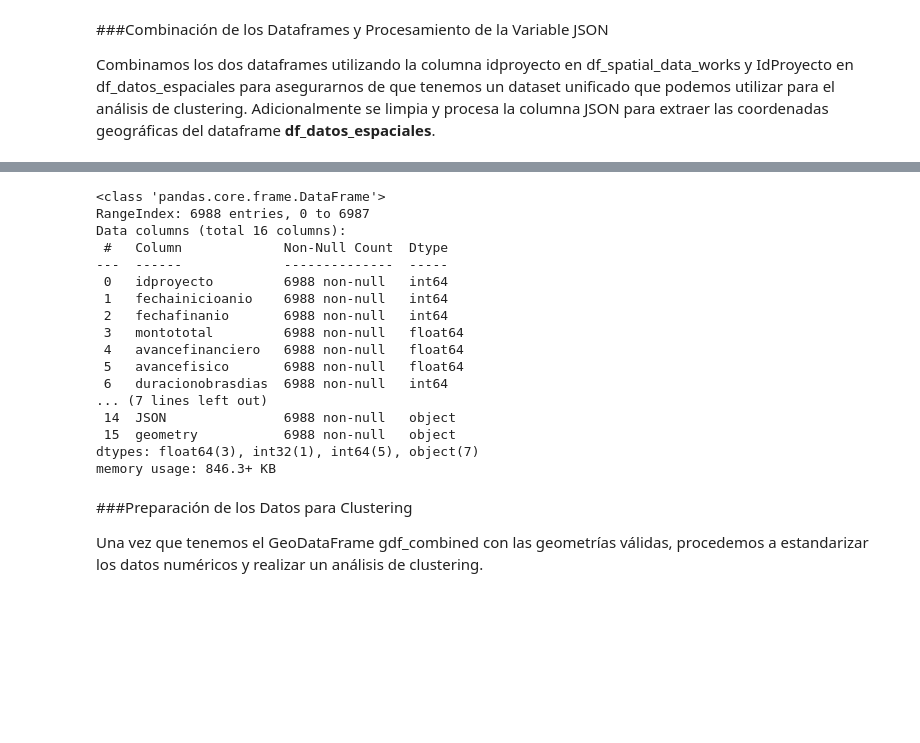
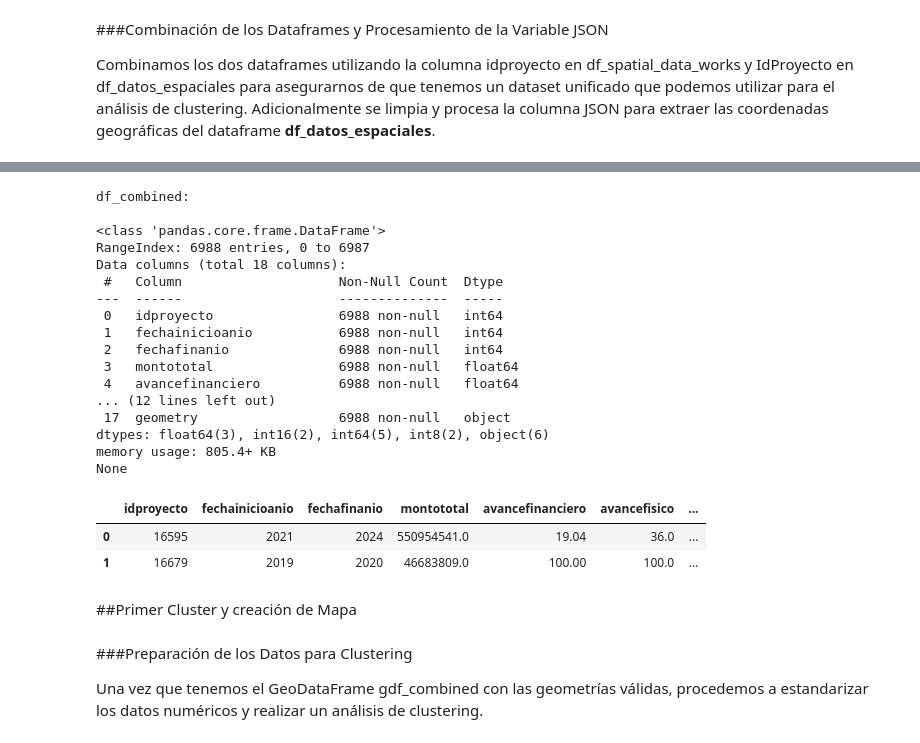
Before and after one commit to ingcarlosleon/data-Mapainversiones, a Jupyter notebook: scripts/infrastructure-gap-map/Infra_Gap_KMeans_Argentina.ipynb, the cells around one changed output, grey strips where cells are left out. Drawn from its saved outputs; the diff is of its cells as text; code cells hidden in the pictures; blank space fills up the shorter version.

```diff
--- a/scripts/infrastructure-gap-map/Infra_Gap_KMeans_Argentina.ipynb
+++ b/scripts/infrastructure-gap-map/Infra_Gap_KMeans_Argentina.ipynb
@@ -439,23 +486,36 @@ print(gdf_combined.shape)
-# %%
-df_combined.info()
-# %% [output]
-<class 'pandas.core.frame.DataFrame'>
-RangeIndex: 6988 entries, 0 to 6987
-Data columns (total 16 columns):
- #   Column             Non-Null Count  Dtype
----  ------             --------------  -----
- 0   idproyecto         6988 non-null   int64
- 1   fechainicioanio    6988 non-null   int64
- 2   fechafinanio       6988 non-null   int64
- 3   montototal         6988 non-null   float64
- 4   avancefinanciero   6988 non-null   float64
- 5   avancefisico       6988 non-null   float64
- 6   duracionobrasdias  6988 non-null   int64
-... (7 lines left out)
- 14  JSON               6988 non-null   object
- 15  geometry           6988 non-null   object
-dtypes: float64(3), int32(1), int64(5), object(7)
-memory usage: 846.3+ KB
+# %%
+# Eliminar columnas repetidas después del merge, en este caso los IDs Proyecto
+df_combined = df_combined.loc[:,~df_combined.columns.duplicated()]
+
+# Elimina las columnas 'Fecha' y 'CodigoBPIN' del DataFrame combinado
+df_combined = df_combined.drop(['Fecha', 'CodigoBPIN'], axis=1)
+
+print("\ndf_combined:\n")
+print(df_combined.info())
+df_combined.head(2)
+# %% [output]
+df_combined:
+
+<class 'pandas.core.frame.DataFrame'>
+RangeIndex: 6988 entries, 0 to 6987
+Data columns (total 18 columns):
+ #   Column                    Non-Null Count  Dtype
+---  ------                    --------------  -----
+ 0   idproyecto                6988 non-null   int64
+ 1   fechainicioanio           6988 non-null   int64
+ 2   fechafinanio              6988 non-null   int64
+ 3   montototal                6988 non-null   float64
+ 4   avancefinanciero          6988 non-null   float64
+... (12 lines left out)
+ 17  geometry                  6988 non-null   object
+dtypes: float64(3), int16(2), int64(5), int8(2), object(6)
+memory usage: 805.4+ KB
+None
+|  | idproyecto | fechainicioanio | fechafinanio | montototal | avancefinanciero | avancefisico | ... |
+| 0 | 16595 | 2021 | 2024 | 550954541.0 | 19.04 | 36.0 | ... |
+| 1 | 16679 | 2019 | 2020 | 46683809.0 | 100.00 | 100.0 | ... |
+# %% [markdown]
+##Primer Cluster y creación de Mapa
 # %% [markdown]
 ###Preparación de los Datos para Clustering
 
```
Also changed, not shown: parts of 7 cells of this notebook.
